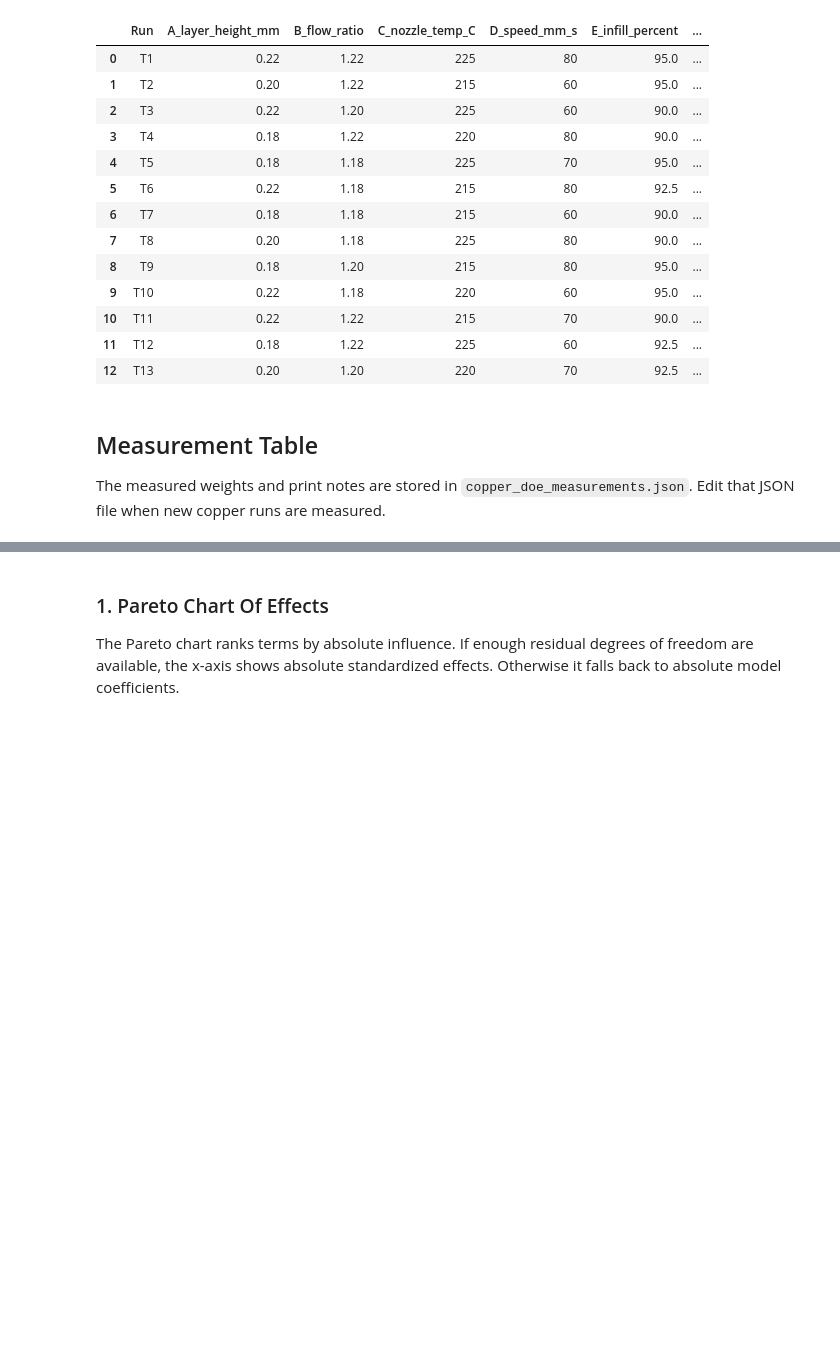
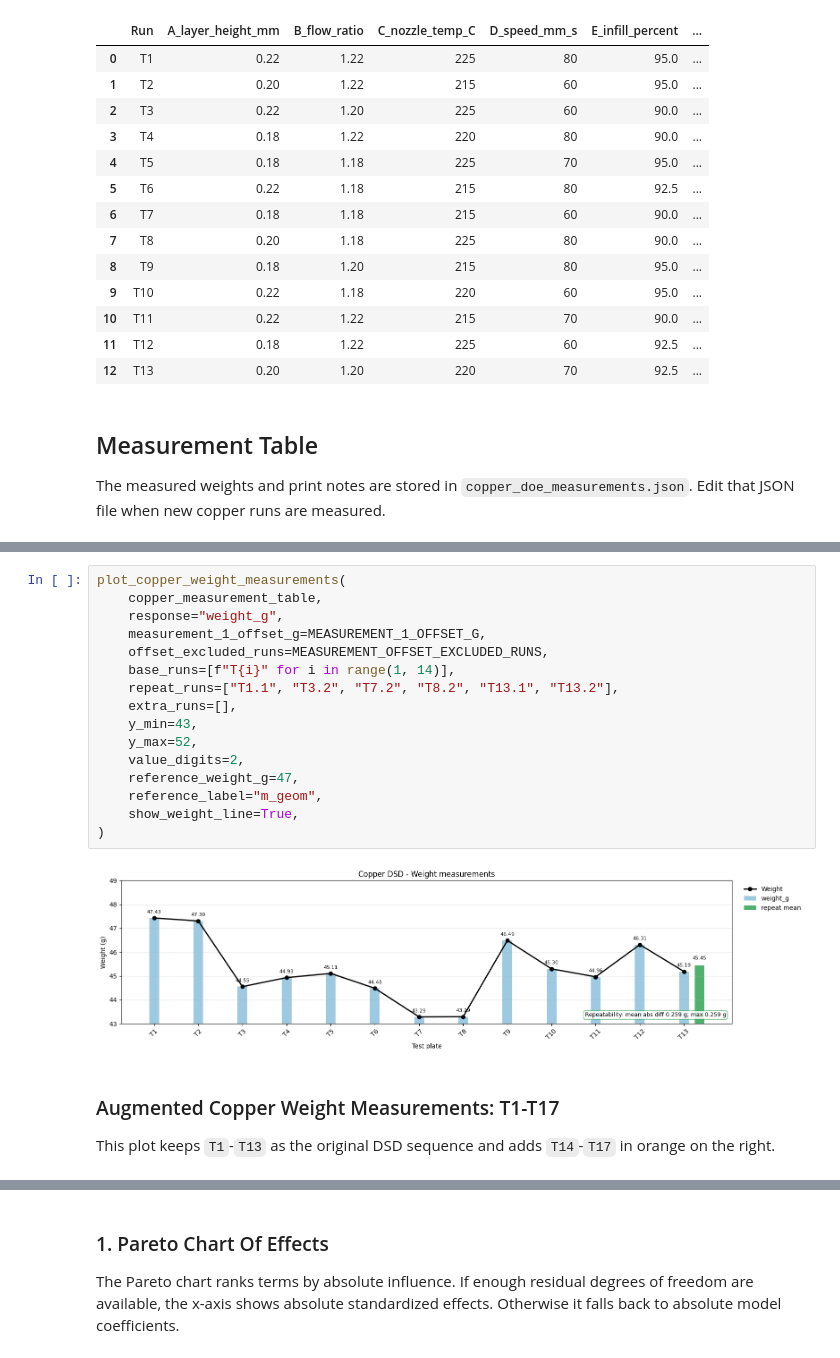
Before and after one commit to sarah813/3D_Printing_Project, a Jupyter notebook: DoE_copper_notebook.ipynb, the cells around one changed output, grey strips where cells are left out. Drawn from its saved outputs; the diff is of its cells as text; blank space fills up the shorter version.

```diff
--- a/DoE_copper_notebook.ipynb
+++ b/DoE_copper_notebook.ipynb
@@ -223,0 +259,22 @@ With the partial dataset, the notebook starts with a main-effects model. Once al
+# %%
+plot_copper_weight_measurements(
+    copper_measurement_table,
+    response="weight_g",
+    measurement_1_offset_g=MEASUREMENT_1_OFFSET_G,
+    offset_excluded_runs=MEASUREMENT_OFFSET_EXCLUDED_RUNS,
+    base_runs=[f"T{i}" for i in range(1, 14)],
+    repeat_runs=["T1.1", "T3.2", "T7.2", "T8.2", "T13.1", "T13.2"],
+    extra_runs=[],
+    y_min=43,
+    y_max=52,
+    value_digits=2,
+    reference_weight_g=47,
+    reference_label="m_geom",
+    show_weight_line=True,
+)
+# %% [output]
+[figure, added]
+# %% [markdown]
+### Augmented Copper Weight Measurements: T1-T17
+
+This plot keeps `T1`-`T13` as the original DSD sequence and adds `T14`-`T17` in orange on the right.
```
Also changed, not shown: parts of 22 cells of this notebook, 20 other files.
